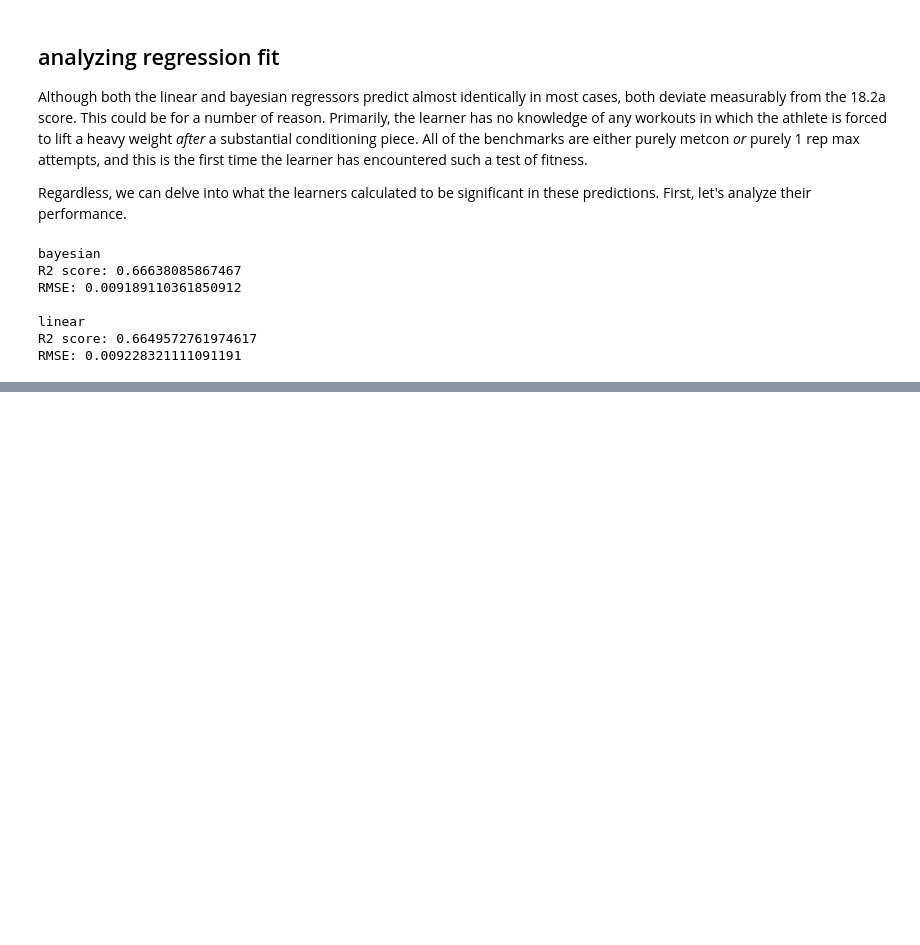
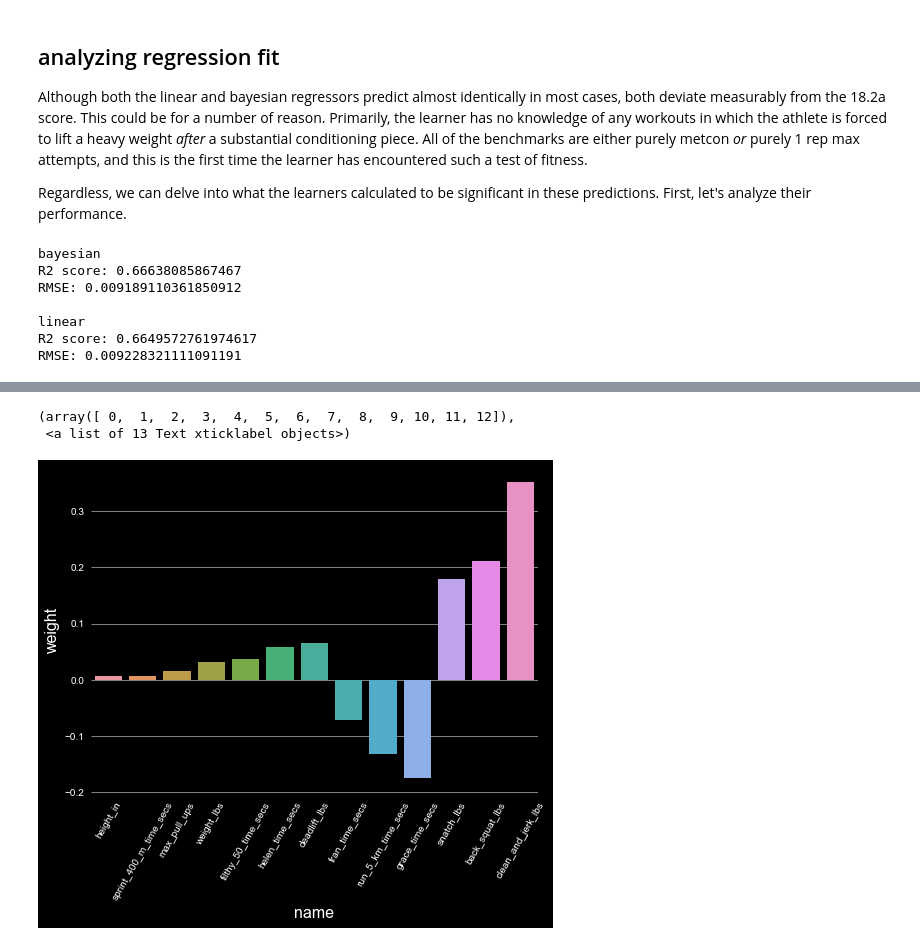
Before and after one commit to zfreedman/crossfit_open_2018, a Jupyter notebook: learning/open_bayesian_regression.ipynb, the cells around one changed output, grey strips where cells are left out. Drawn from its saved outputs; the diff is of its cells as text; code cells hidden in the pictures; blank space fills up the shorter version.

```diff
--- a/learning/open_bayesian_regression.ipynb
+++ b/learning/open_bayesian_regression.ipynb
@@ -1159,0 +1226,9 @@ Analyziing the R2 specifically, it seems as though only 50% of the variation in
+# %%
+br_coeff_df = pd.DataFrame(br_coeffs, columns=["weight", "name"])
+br_coeff_df
+sb.barplot(x="name", y="weight", data=br_coeff_df)
+plt.xticks(rotation=60)
+# %% [output]
+(array([ 0,  1,  2,  3,  4,  5,  6,  7,  8,  9, 10, 11, 12]),
+ <a list of 13 Text xticklabel objects>)
+[figure, added]
```
Also changed, not shown: parts of 12 cells of this notebook.
